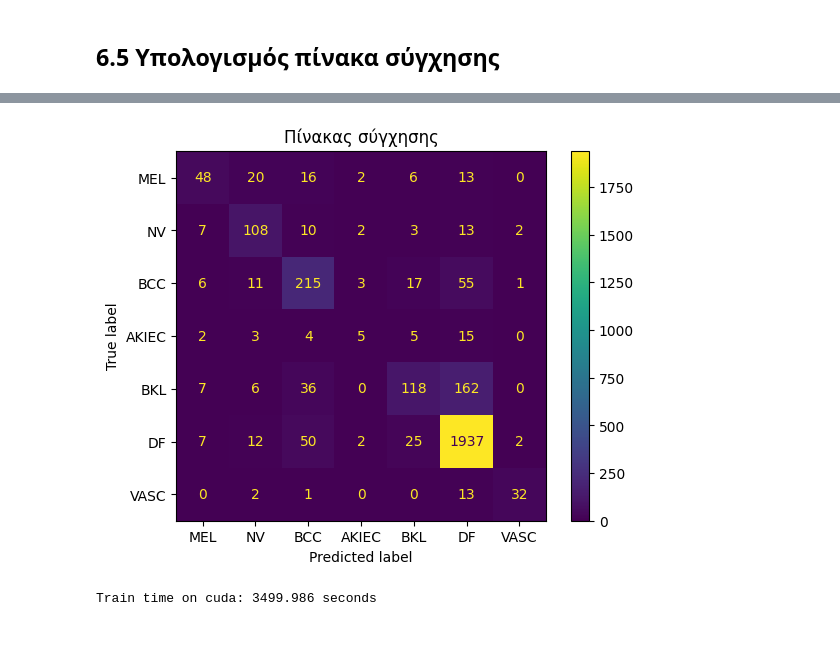
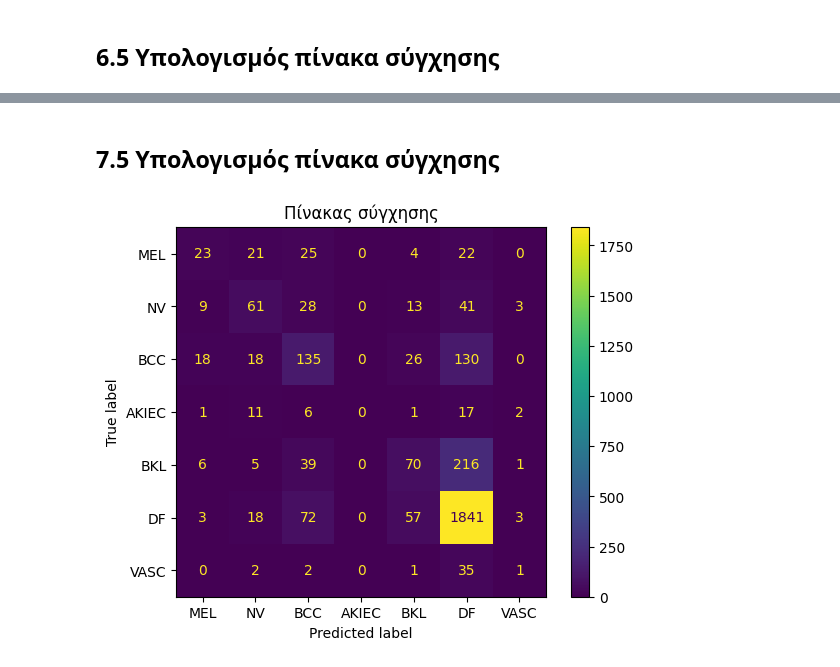
Before and after one commit to michaelkinnas/HUA-DIT-Machine-Learning, a Jupyter notebook: Excersise2/excersise2.ipynb, the cells around one changed output, grey strips where cells are left out. Drawn from its saved outputs; the diff is of its cells as text; code cells hidden in the pictures; blank space fills up the shorter version.

```diff
--- a/Excersise2/excersise2.ipynb
+++ b/Excersise2/excersise2.ipynb
@@ -226,0 +229,19 @@ Average loss: 0.0082. Test accuracy in 3004 images: 0.8199
+# %%
+image_transforms = transforms.Compose([
+            transforms.Resize((100, 125), antialias=True),
+            transforms.Normalize((0.5,0.5,0.5), (0.5,0.5,0.5))
+        ])
+
+dataset = MLProject2Dataset('./data/dermoscopy_classification', transform=image_transforms, meta=True)
+
+generator = torch.Generator().manual_seed(42)
+train, validate, test = torch.utils.data.random_split(dataset, [0.6, 0.1, 0.3], generator)
+# %%
+BATCH_SIZE = 256
+train_dataloader = DataLoader(train, batch_size=BATCH_SIZE, shuffle=True)
+validate_dataloader = DataLoader(validate, batch_size=BATCH_SIZE, shuffle=False)
+test_dataloader = DataLoader(test, batch_size=BATCH_SIZE, shuffle=False)
+# %%
+model = ComplexCNNMeta().to(device)
+loss_fn = nn.CrossEntropyLoss().to(device)
+optimizer = optim.SGD(model.parameters(), lr=0.001)
@@ -226,0 +279,2 @@ Average loss: 0.0082. Test accuracy in 3004 images: 0.8199
+# %%
+y_preds = test_net(model, test_dataloader, loss_fn, device)
@@ -227,8 +283,9 @@ Average loss: 0.0082. Test accuracy in 3004 images: 0.8199
+# %% [markdown]
+## 7.5 Υπολογισμός πίνακα σύγχησης
 # %%
 display_conf_matrix(y_preds, test, classes)
 
 # Print total time since start_time
-print_train_time(start=start_time, end=timer(), device=device)
+# print_elapsed_time(start=start_time, end=timer(), device=device)
 # %% [output]
-[figure, old version]
+[figure, new version]
-Train time on cuda: 3499.986 seconds
```
Also changed, not shown: parts of 27 cells of this notebook, 3 other files.
